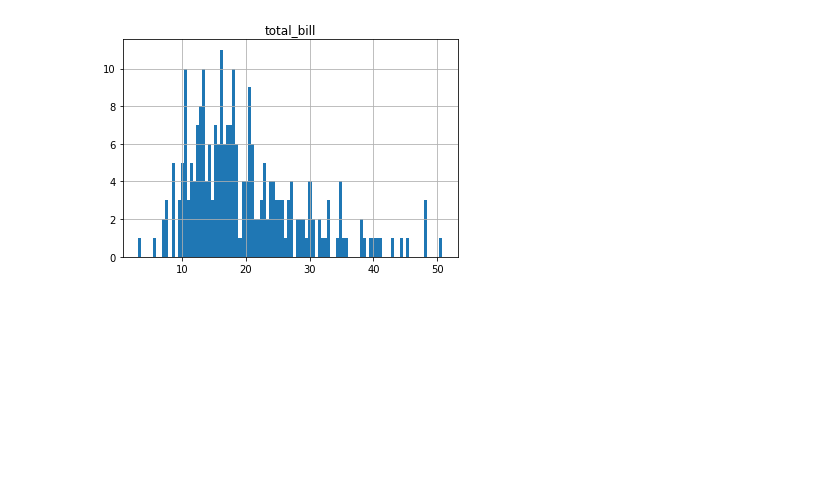
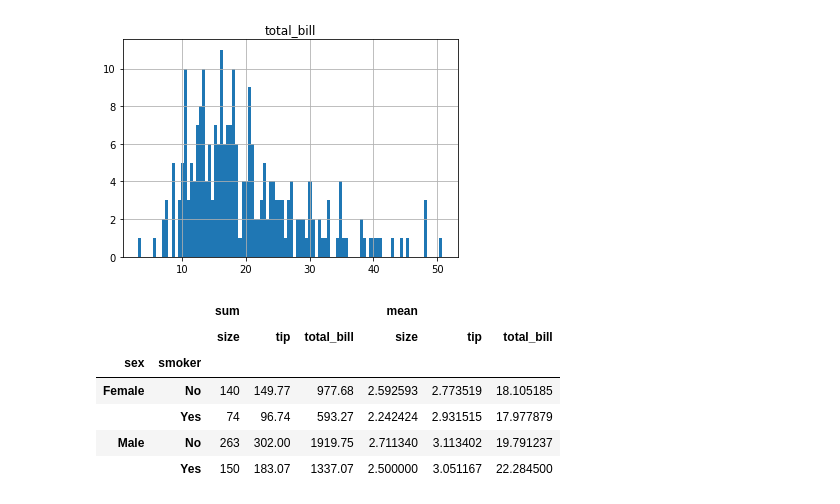
Before and after one commit to catstacks/TDADSBootcamp, a Jupyter notebook: IntroPandas.ipynb, the cells around one changed output. Saved outputs shown, nothing was run; the diff lists cells and outputs as text; code cells hidden in the pictures; blank space fills up the shorter version.

```diff
--- a/IntroPandas.ipynb
+++ b/IntroPandas.ipynb
@@ -162,0 +165,10 @@ array([<AxesSubplot:title={'center':'total_bill'}>], dtype=object)
+# %%
+pd.pivot_table(tipsData, index=['sex', 'smoker'], aggfunc=[np.sum,np.mean])
+# %% [output]
+|  |  | sum |  |  | mean |  |  |
+|  |  | size | tip | total_bill | size | tip | total_bill |
+| sex | smoker |  |  |  |  |  |  |
+| Female | No | 140 | 149.77 | 977.68 | 2.592593 | 2.773519 | 18.105185 |
+|  | Yes | 74 | 96.74 | 593.27 | 2.242424 | 2.931515 | 17.977879 |
+| Male | No | 263 | 302.00 | 1919.75 | 2.711340 | 3.113402 | 19.791237 |
+|  | Yes | 150 | 183.07 | 1337.07 | 2.500000 | 3.051167 | 22.284500 |
```
Also changed, not shown: parts of 2 cells of this notebook.
